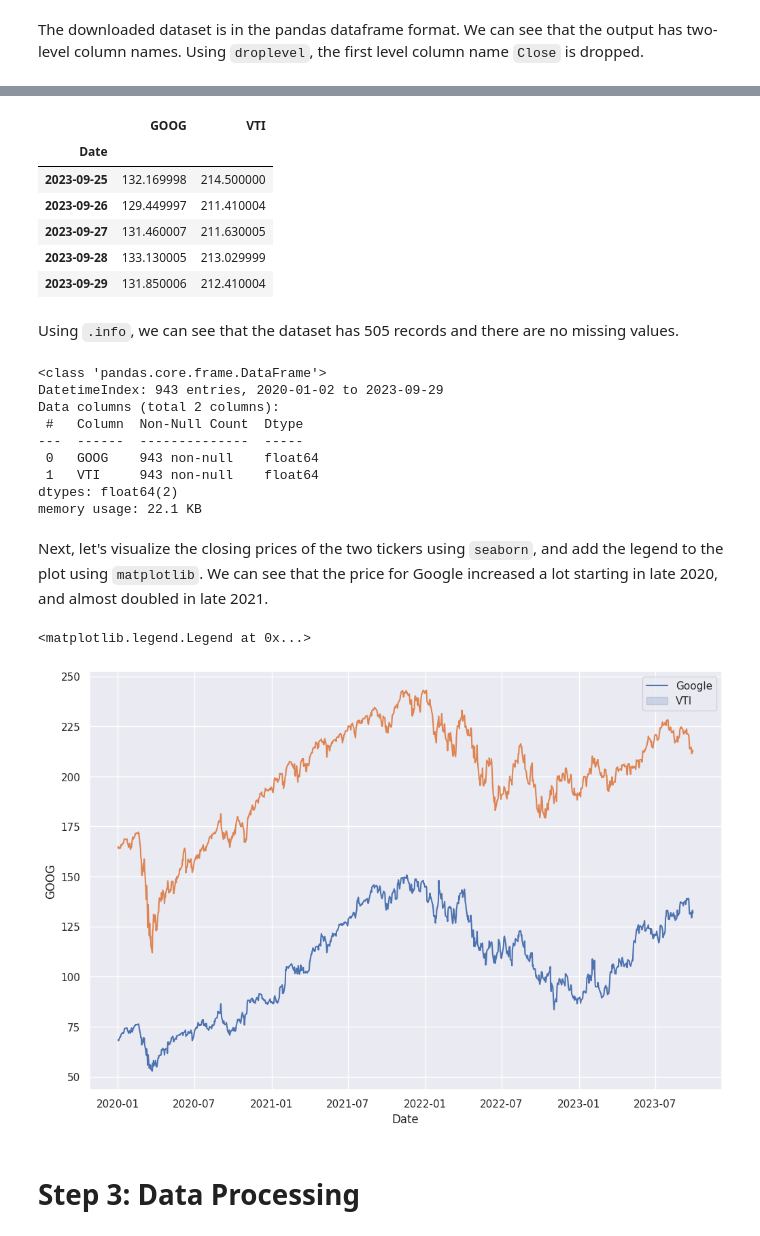
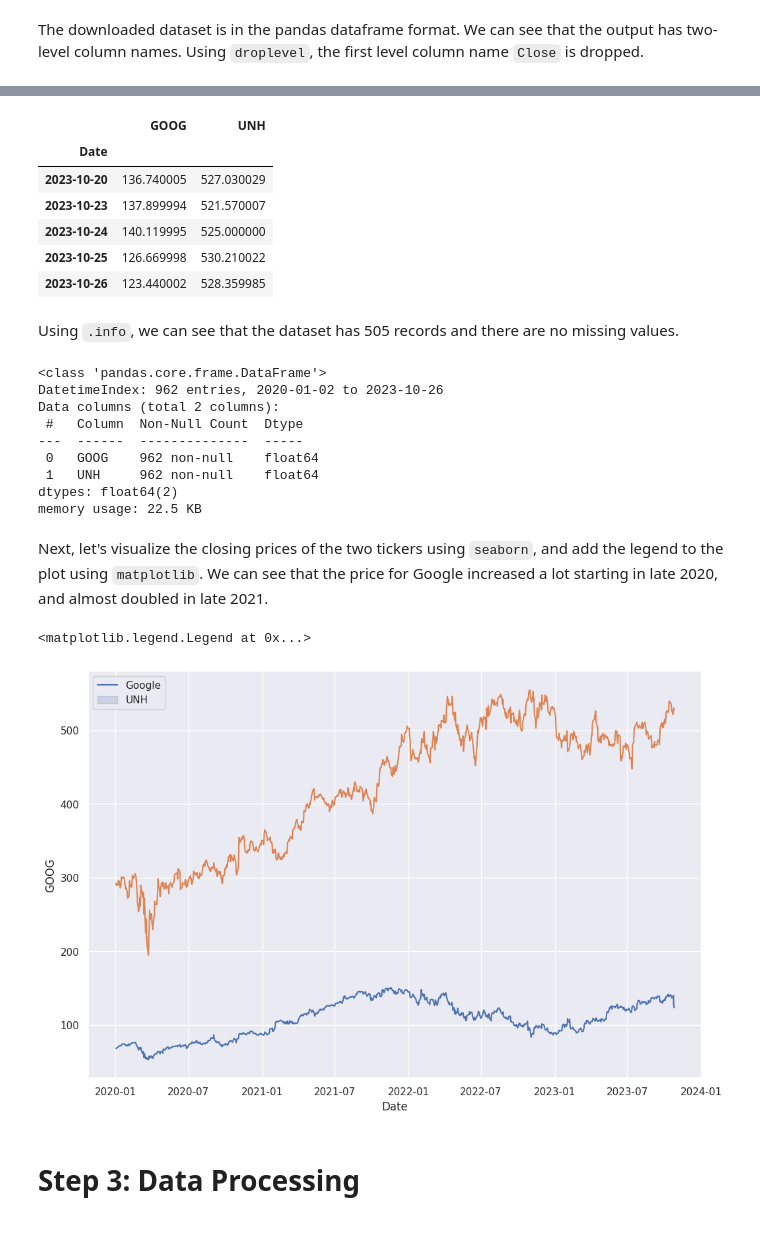
Before and after one commit to HowardHNguyen/ML_DL_Time_Series_by_Python, a Jupyter notebook: Multivariate_Time_Series_Forecasting_with_Seasonality_and_Holiday_Effect_Using_Prophet_in_Python.ipynb, the cells around one changed output, grey strips where cells are left out. Drawn from its saved outputs; the diff is of its cells as text; code cells hidden in the pictures.

```diff
--- a/Multivariate_Time_Series_Forecasting_with_Seasonality_and_Holiday_Effect_Using_Prophet_in_Python.ipynb
+++ b/Multivariate_Time_Series_Forecasting_with_Seasonality_and_Holiday_Effect_Using_Prophet_in_Python.ipynb
@@ -80,7 +80,7 @@ The second step pulls stock data from Yahoo Finance API. We will pull 2 years of
 start_date = '2020-01-02'
 
 # Data end date. yfinance excludes the end date, so we need to add one day to the last day of data
-end_date = '2023-10-01'
+end_date = '2023-10-27'
 
 # Date for splitting training and testing dataset
 train_end_date = '2023-05-01'
@@ -91,6 +91,6 @@ The goal of the time series model is to predict the closing price of Google stoc
 # %%
 # Pull close data from Yahoo Finance for the list of tickers
-ticker_list = ['GOOG', 'VTI']
+ticker_list = ['GOOG', 'UNH']
 data = yf.download(ticker_list, start=start_date, end=end_date)[['Close']]
 
 # Take a look at the data
@@ -124,13 +124,13 @@ data.head()
 # %%
 data.tail()
 # %% [output]
-|  | GOOG | VTI |
+|  | GOOG | UNH |
 | Date |  |  |
-| 2023-09-25 | 132.169998 | 214.500000 |
-| 2023-09-26 | 129.449997 | 211.410004 |
-| 2023-09-27 | 131.460007 | 211.630005 |
-| 2023-09-28 | 133.130005 | 213.029999 |
-| 2023-09-29 | 131.850006 | 212.410004 |
+| 2023-10-20 | 136.740005 | 527.030029 |
+| 2023-10-23 | 137.899994 | 521.570007 |
+| 2023-10-24 | 140.119995 | 525.000000 |
+| 2023-10-25 | 126.669998 | 530.210022 |
+| 2023-10-26 | 123.440002 | 528.359985 |
 # %% [markdown]
 Using `.info`, we can see that the dataset has 505 records and there are no missing values.
 # %%
@@ -138,25 +138,25 @@ Using `.info`, we can see that the dataset has 505 records and there are no miss
 data.info()
 # %% [output]
 <class 'pandas.core.frame.DataFrame'>
-DatetimeIndex: 943 entries, 2020-01-02 to 2023-09-29
+DatetimeIndex: 962 entries, 2020-01-02 to 2023-10-26
 Data columns (total 2 columns):
  #   Column  Non-Null Count  Dtype
 ---  ------  --------------  -----
- 0   GOOG    943 non-null    float64
- 1   VTI     943 non-null    float64
+ 0   GOOG    962 non-null    float64
+ 1   UNH     962 non-null    float64
 dtypes: float64(2)
-memory usage: 22.1 KB
+memory usage: 22.5 KB
 # %% [markdown]
 Next, let's visualize the closing prices of the two tickers using `seaborn`, and add the legend to the plot using `matplotlib`. We can see that the price for Google increased a lot starting in late 2020, and almost doubled in late 2021.
 # %%
 # Visualize data using seaborn
 sns.set(rc={'figure.figsize':(12,8)})
 sns.lineplot(x=data.index, y=data['GOOG'])
-sns.lineplot(x=data.index, y=data['VTI'])
-plt.legend(['Google', 'VTI'])
+sns.lineplot(x=data.index, y=data['UNH'])
+plt.legend(['Google', 'UNH'])
 # %% [output]
 <matplotlib.legend.Legend at 0x...>
-[figure, old version]
+[figure, new version]
 # %% [markdown]
 # Step 3: Data Processing
 # %% [markdown]
```
Also changed, not shown: parts of 25 cells of this notebook.
